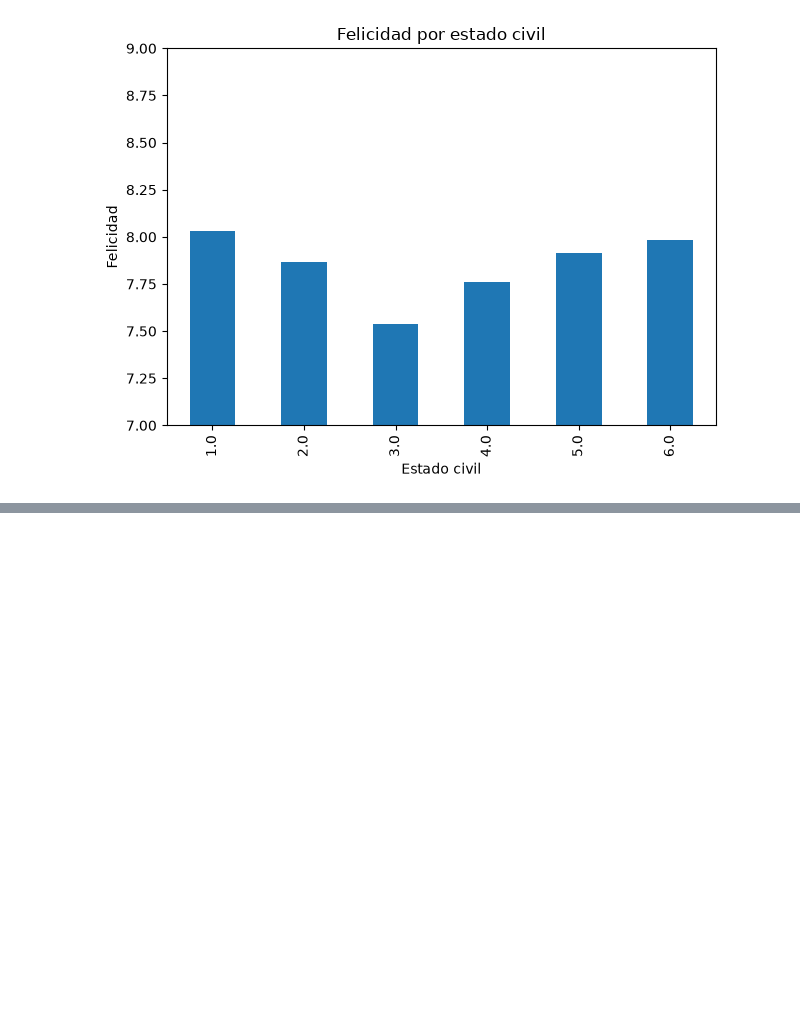
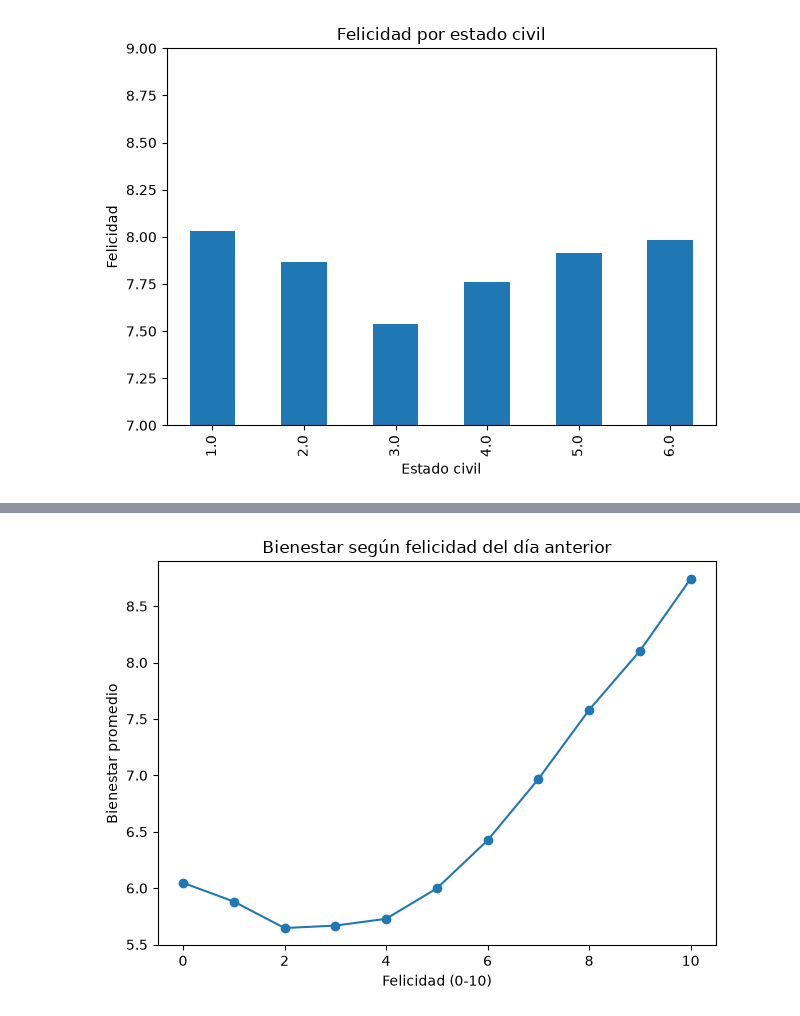
Before and after one commit to Sebast68h/PROYECTO-1-DATA, a Jupyter notebook: notebooks/Proyecto1.ipynb, the cells around one changed output, grey strips where cells are left out. Saved outputs shown, nothing was run; the diff lists cells and outputs as text; code cells hidden in the pictures; blank space fills up the shorter version.

```diff
--- a/notebooks/Proyecto1.ipynb
+++ b/notebooks/Proyecto1.ipynb
@@ -367,0 +415,7 @@ guardar_img("estado_civil_felicidad_barras.png")
+# %%
+usable.groupby("felicidad")["bienestar"].mean().plot(kind="line", marker="o", title="Bienestar según felicidad del día anterior")
+plt.xlabel("Felicidad (0-10)")
+plt.ylabel("Bienestar promedio")
+guardar_img("bienestar_vs_felicidad.png")
+# %% [output]
+[figure, added]
```
Also changed, not shown: parts of 5 cells of this notebook.
